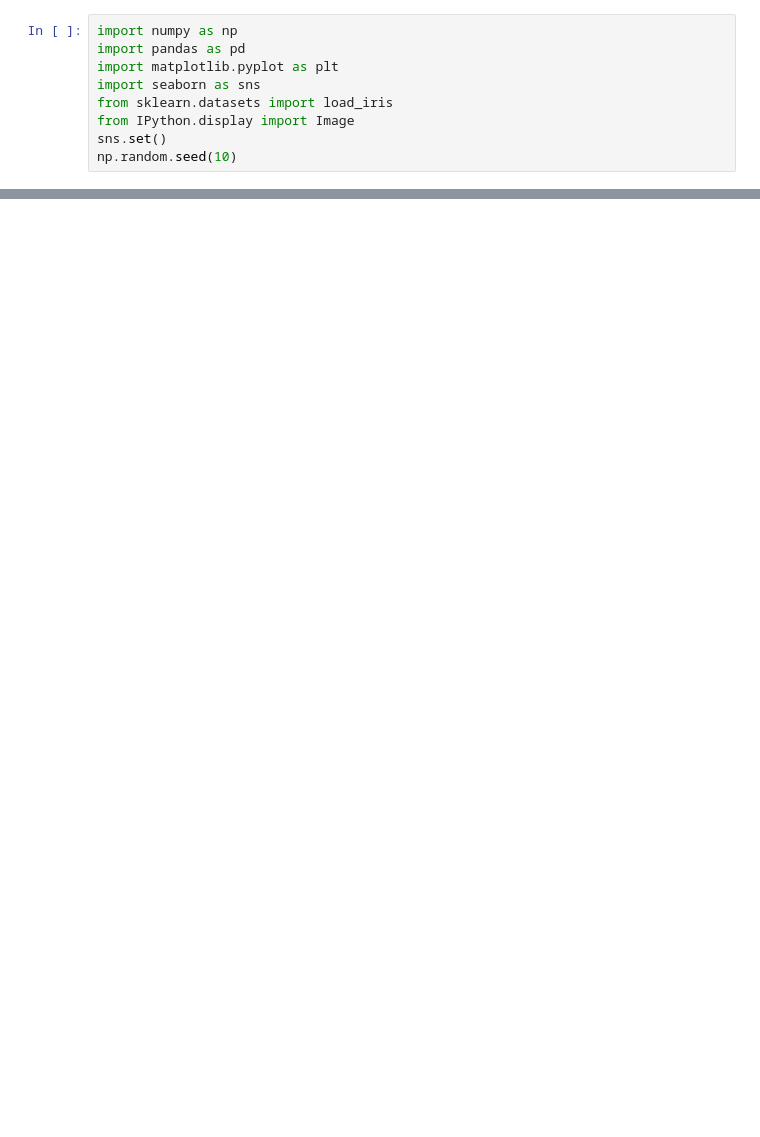
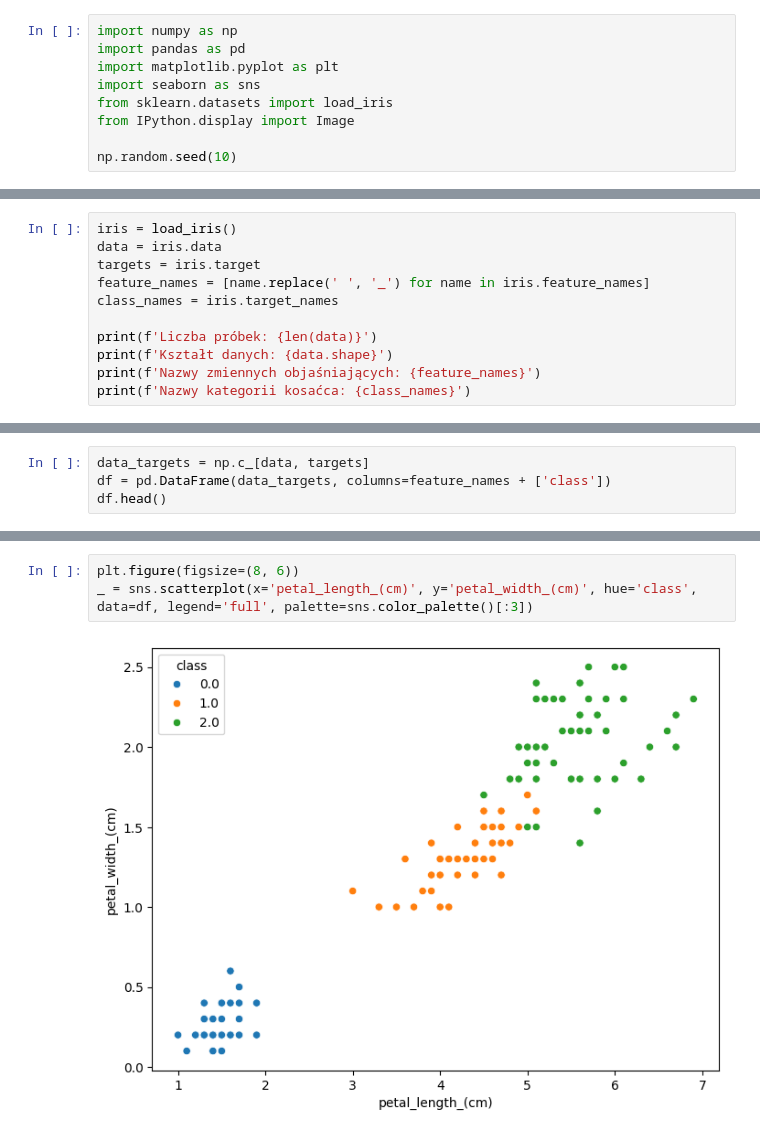
Before and after one commit to tomkor96/data_scince_bootcamp, a Jupyter notebook: 05_uczenie_maszynowe/08_drzewo_decyzyjne.ipynb, the cells around one changed output, grey strips where cells are left out. Saved outputs shown, nothing was run; the diff lists cells and outputs as text; blank space fills up the shorter version.

```diff
--- a/05_uczenie_maszynowe/08_drzewo_decyzyjne.ipynb
+++ b/05_uczenie_maszynowe/08_drzewo_decyzyjne.ipynb
@@ -5,5 +5,5 @@ import matplotlib.pyplot as plt
 import seaborn as sns
 from sklearn.datasets import load_iris
 from IPython.display import Image
-sns.set()
+
 np.random.seed(10)
@@ -30,0 +10,11 @@ iris
+# %%
+iris = load_iris()
+data = iris.data
+targets = iris.target
+feature_names = [name.replace(' ', '_') for name in iris.feature_names]
+class_names = iris.target_names
+
+print(f'Liczba próbek: {len(data)}')
+print(f'Kształt danych: {data.shape}')
+print(f'Nazwy zmiennych objaśniających: {feature_names}')
+print(f'Nazwy kategorii kosaćca: {class_names}')
@@ -30,0 +46,4 @@ iris
+# %%
+data_targets = np.c_[data, targets]
+df = pd.DataFrame(data_targets, columns=feature_names + ['class'])
+df.head()
@@ -30,0 +72,5 @@ iris
+# %%
+plt.figure(figsize=(8, 6))
+_ = sns.scatterplot(x='petal_length_(cm)', y='petal_width_(cm)', hue='class', data=df, legend='full', palette=sns.color_palette()[:3])
+# %% [output]
+[figure, added]
```
Also changed, not shown: parts of 23 cells of this notebook.
